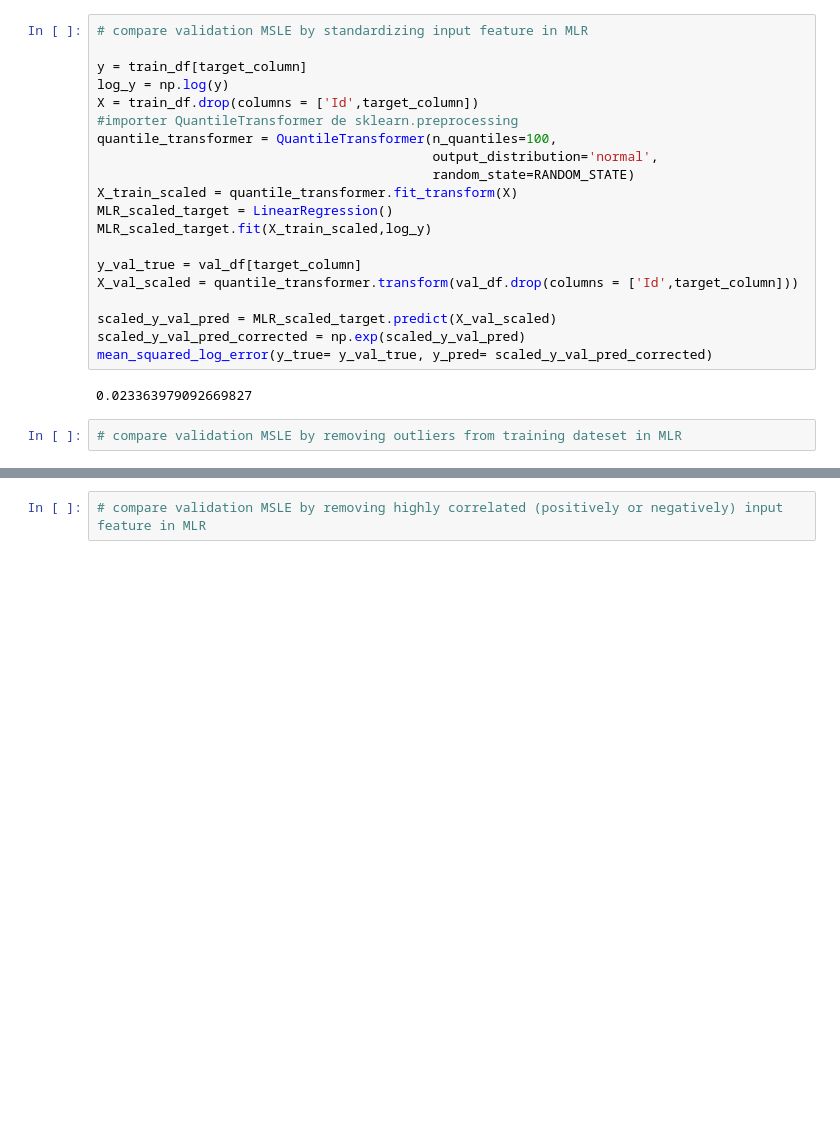
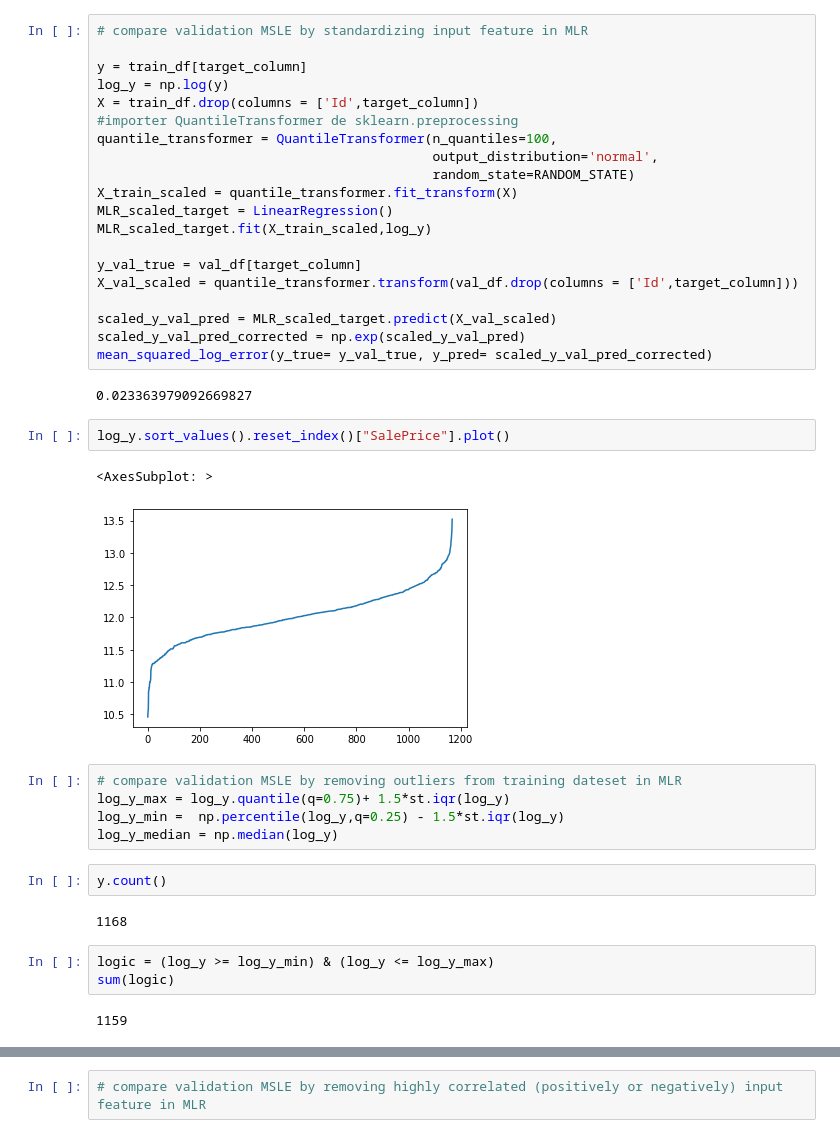
Before and after one commit to yannmb2/machine_learning_101, a Jupyter notebook: validation_house_prediction_2023_12_07.ipynb, the cells around one changed output, grey strips where cells are left out. Saved outputs shown, nothing was run; the diff lists cells and outputs as text; blank space fills up the shorter version.

```diff
--- a/validation_house_prediction_2023_12_07.ipynb
+++ b/validation_house_prediction_2023_12_07.ipynb
@@ -120,5 +122,22 @@ scaled_y_val_pred_corrected = np.exp(scaled_y_val_pred)
 mean_squared_log_error(y_true= y_val_true, y_pred= scaled_y_val_pred_corrected)
 # %% [output]
 0.023363979092669827
+# %%
+log_y.sort_values().reset_index()["SalePrice"].plot()
+# %% [output]
+<AxesSubplot: >
+[figure, added]
 # %%
 # compare validation MSLE by removing outliers from training dateset in MLR
+log_y_max = log_y.quantile(q=0.75)+ 1.5*st.iqr(log_y)
+log_y_min =  np.percentile(log_y,q=0.25) - 1.5*st.iqr(log_y)
+log_y_median = np.median(log_y)
+# %%
+y.count()
+# %% [output]
+1168
+# %%
+logic = (log_y >= log_y_min) & (log_y <= log_y_max)
+sum(logic)
+# %% [output]
+1159
```
Also changed, not shown: parts of 4 cells of this notebook.
